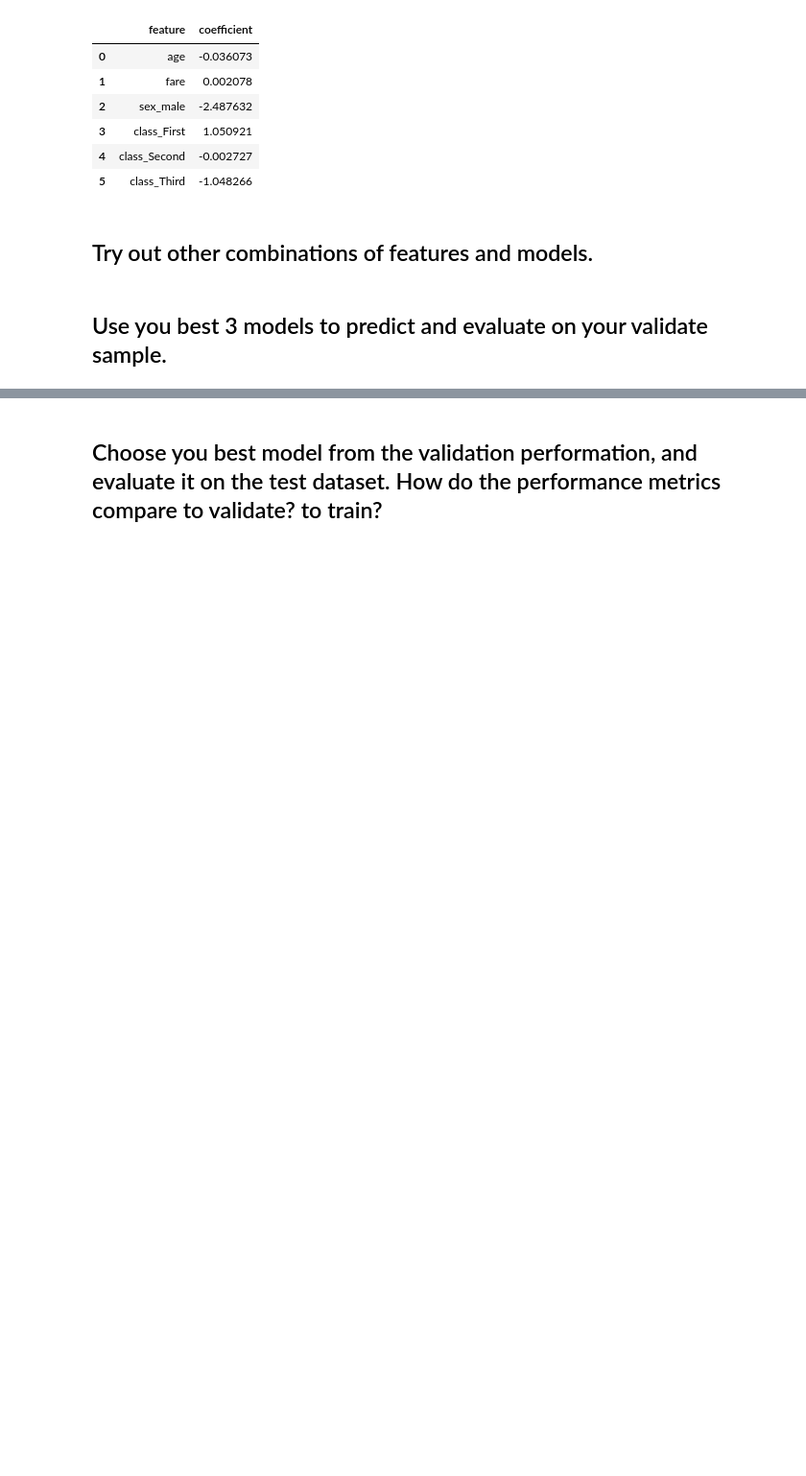
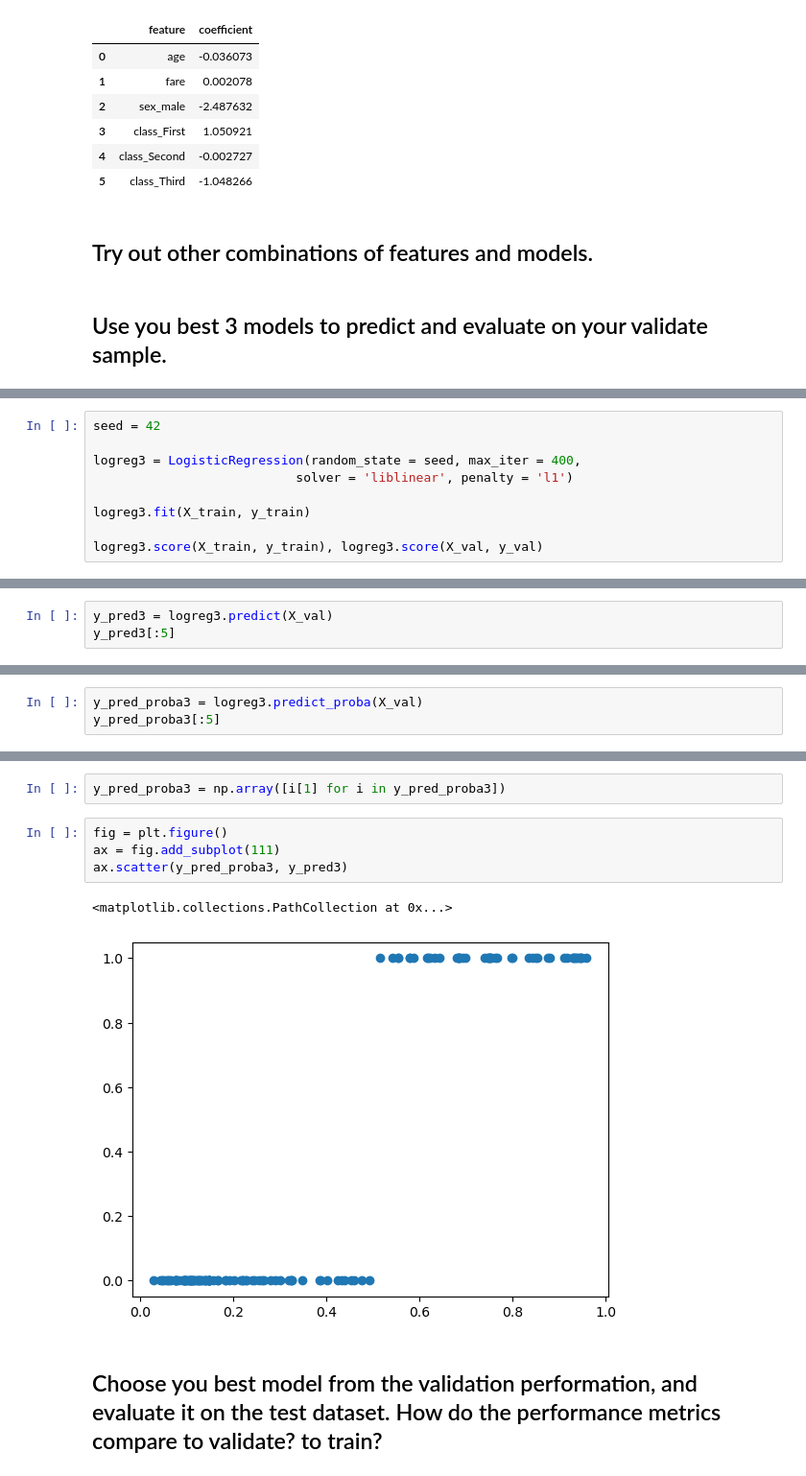
Before and after one commit to Msalazar2/classification-exercises, a Jupyter notebook: logistic_regression.ipynb, the cells around one changed output, grey strips where cells are left out. Shown: that part at 96% size. Saved outputs shown, nothing was run; the diff lists cells and outputs as text; blank space fills up the shorter version.

```diff
--- a/logistic_regression.ipynb
+++ b/logistic_regression.ipynb
@@ -128,0 +316,9 @@ pd.DataFrame({'feature': X_train.columns,
+# %%
+seed = 42
+
+logreg3 = LogisticRegression(random_state = seed, max_iter = 400,
+                           solver = 'liblinear', penalty = 'l1')
+
+logreg3.fit(X_train, y_train)
+
+logreg3.score(X_train, y_train), logreg3.score(X_val, y_val)
@@ -128,0 +353,3 @@ pd.DataFrame({'feature': X_train.columns,
+# %%
+y_pred3 = logreg3.predict(X_val)
+y_pred3[:5]
@@ -128,0 +358,3 @@ pd.DataFrame({'feature': X_train.columns,
+# %%
+y_pred_proba3 = logreg3.predict_proba(X_val)
+y_pred_proba3[:5]
@@ -129,2 +383,11 @@ pd.DataFrame({'feature': X_train.columns,
+# %%
+y_pred_proba3 = np.array([i[1] for i in y_pred_proba3])
+# %%
+fig = plt.figure()
+ax = fig.add_subplot(111)
+ax.scatter(y_pred_proba3, y_pred3)
+# %% [output]
+<matplotlib.collections.PathCollection at 0x...>
+[figure, added]
 # %% [markdown]
 ## Choose you best model from the validation performation, and evaluate it on the test dataset. How do the performance metrics compare to validate? to train?
```
Also changed, not shown: parts of 36 cells of this notebook.
